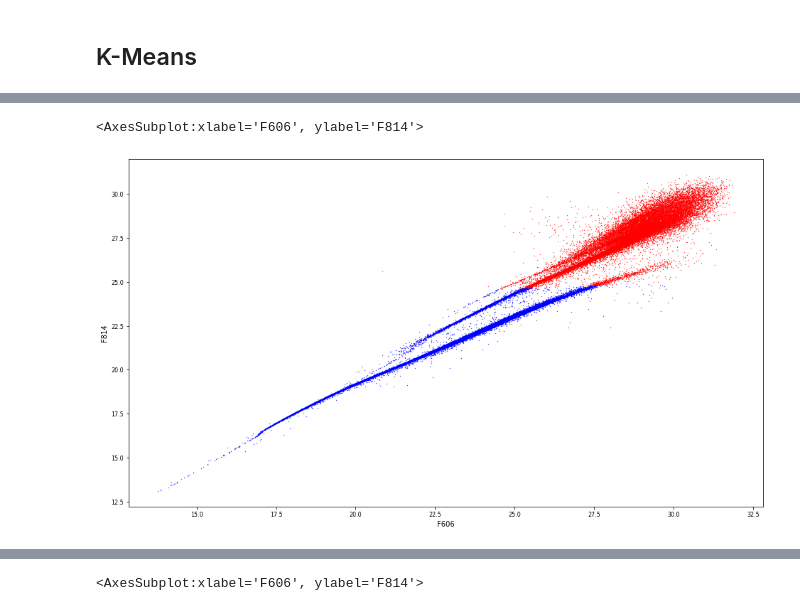
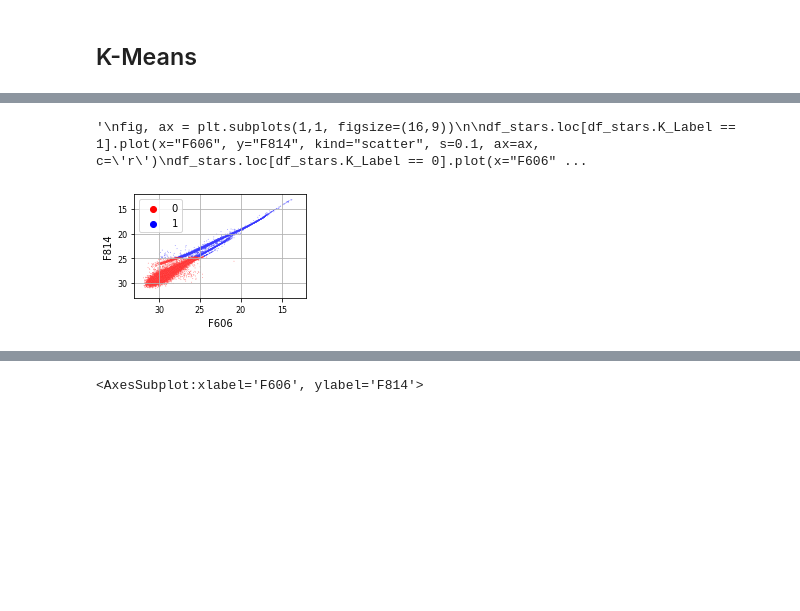
Before and after one commit to BleakHeart/Report3, a Jupyter notebook: Codice/2 Classes/classification_unsupervised.ipynb, the cells around one changed output, grey strips where cells are left out. Cells and saved outputs as stored; diff of their text form; code cells hidden in the pictures; blank space fills up the shorter version.

Commit message:
Saved New plots for different features

```diff
--- a/Codice/2 Classes/classification_unsupervised.ipynb
+++ b/Codice/2 Classes/classification_unsupervised.ipynb
@@ -83,10 +84,14 @@ x_train, x_test, y_train, y_test = train_test_split(x_preprocessed, df_stars.Lab
 # %%
 plt.figure(constrained_layout=True)
 kmeans = KMeans(n_clusters=2).fit(df_stars[['Color', 'F814']].values)
-colors = ['blue', 'green']
+colors = ['r', 'b']
 sns.scatterplot(x=df_stars.Color, y=df_stars.F814, hue=kmeans.labels_, palette=colors, s=0.8, alpha=0.5)
 plt.ylim(33, 12)
-sns.scatterplot(x=kmeans.cluster_centers_[:, 0], y=kmeans.cluster_centers_[:, 1], palette='red', ec='black', legend=False, s=20)
+#sns.scatterplot(x=kmeans.cluster_centers_[:, 0], y=kmeans.cluster_centers_[:, 1], palette='red', ec='black', legend=False, s=20)
 plt.grid()
-#plt.savefig('../Results/Images/k-means.png', dpi=2000, transparent=False)
+
+path = home + "Results/Images/2Classes/"
+img = "k-means_F814vsColor.png"
+if not(os.path.isfile(path + img)):
+    plt.savefig(path + img, dpi=800, transparent=True)
 # %% [output]
@@ -107,9 +112,23 @@ for i in range(2):
 # %%
+f1 = "F606"
+f2 = "F814"
+
+sns.scatterplot(x=df_stars[f1], y=df_stars[f2], hue=kmeans.labels_, palette=colors, s=0.8, alpha=0.5)
+#sns.scatterplot(x=kmeans.cluster_centers_[:, 0], y=kmeans.cluster_centers_[:, 1], palette='r', ec='black', legend=False, s=20)
+plt.ylim(33, 12)
+plt.xlim(33, 12)
+plt.grid()
+
+img = f"k-means_{f1}vs{f2}.png"
+if not(os.path.isfile(path + img)):
+    plt.savefig(path + img, dpi=800, transparent=True)
+
+"""
 fig, ax = plt.subplots(1,1, figsize=(16,9))
 
 df_stars.loc[df_stars.K_Label == 1].plot(x="F606", y="F814", kind="scatter", s=0.1, ax=ax, c='r')
-df_stars.loc[df_stars.K_Label == 0].plot(x="F606", y="F814", kind="scatter", s=0.1, ax=ax, c='b')
+df_stars.loc[df_stars.K_Label == 0].plot(x="F606", y="F814", kind="scatter", s=0.1, ax=ax, c='b')"""
 # %% [output]
-<AxesSubplot:xlabel='F606', ylabel='F814'>
+'\nfig, ax = plt.subplots(1,1, figsize=(16,9))\n\ndf_stars.loc[df_stars.K_Label == 1].plot(x="F606", y="F814", kind="scatter", s=0.1, ax=ax, c=\'r\')\ndf_stars.loc[df_stars.K_Label == 0].plot(x="F606" ...
-[figure, old version]
+[figure, new version]
 # %%
```
Also changed, not shown: parts of 8 cells of this notebook, 15 other files.
